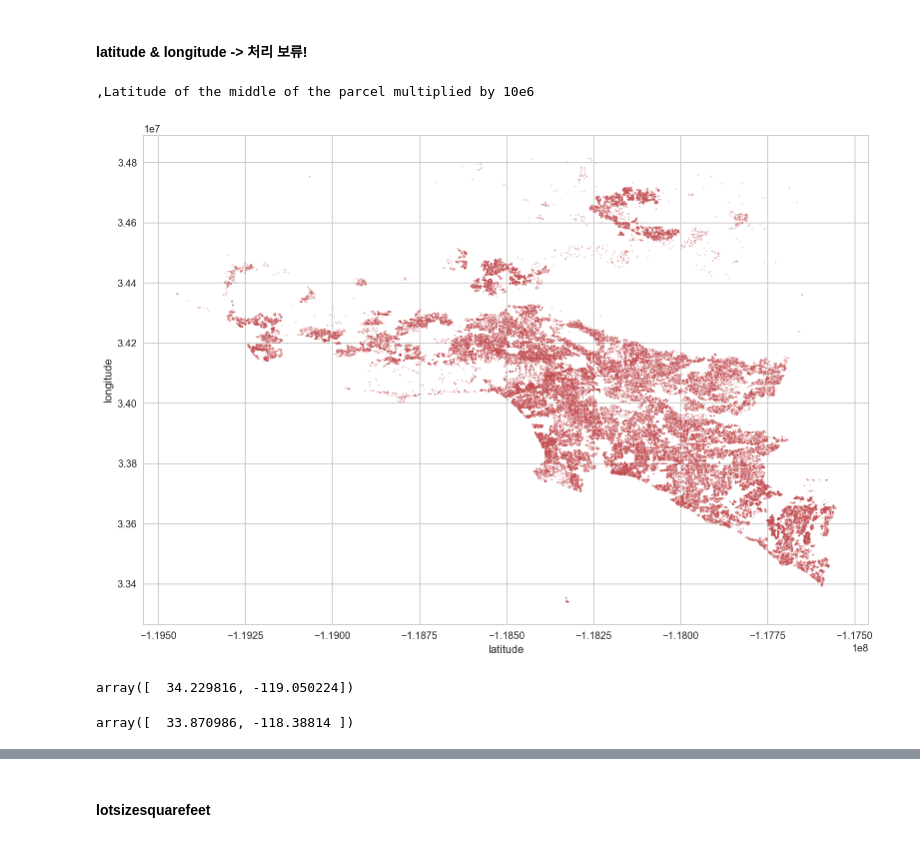
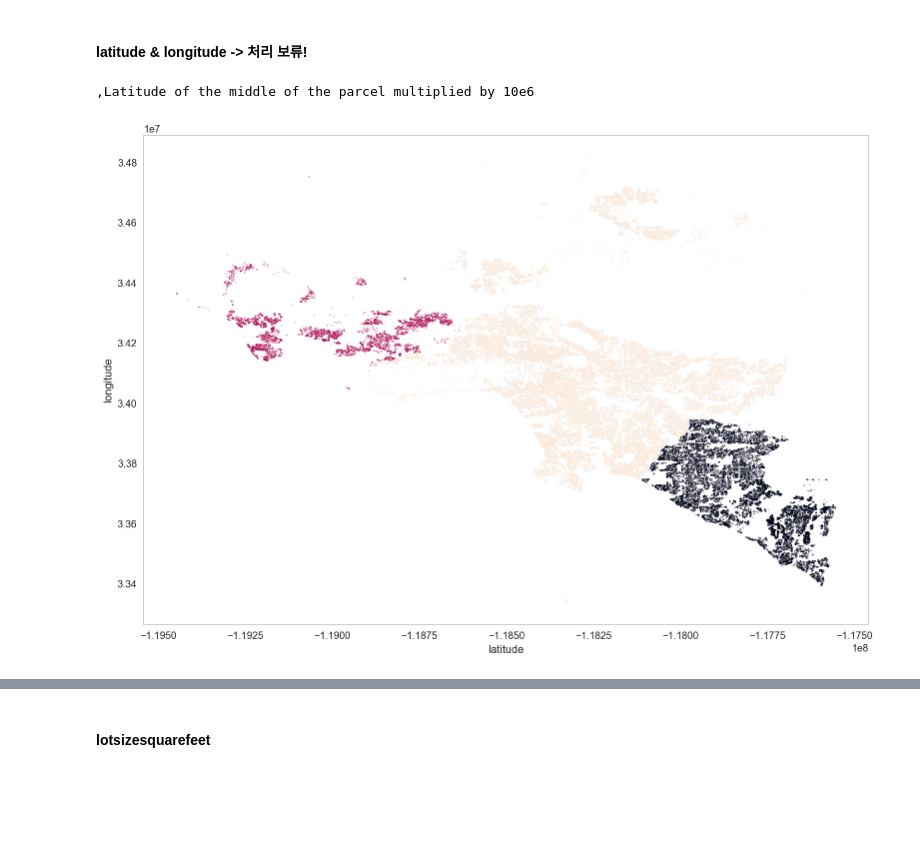
Before and after one commit to minus31/Zillow_Home_Value_Prediction, a Jupyter notebook: notebooks/EDA_properties.ipynb, the cells around one changed output, grey strips where cells are left out. Cells and saved outputs as stored; diff of their text form; code cells hidden in the pictures; blank space fills up the shorter version.

```diff
--- a/notebooks/EDA_properties.ipynb
+++ b/notebooks/EDA_properties.ipynb
@@ -356,7 +373,8 @@ sns.distplot(df_16.finishedsquarefeet12.dropna())
 <matplotlib.axes._subplots.AxesSubplot at 0x...>
 [figure]
 # %%
-df_16.finishedsquarefeet12.fillna(df_16.finishedsquarefeet12.mode(), inplace=True)
+df_16.finishedsquarefeet12.fillna(df_16.finishedsquarefeet12.mode().values[0], inplace=True)
+properties_16.finishedsquarefeet12.fillna(df_16.finishedsquarefeet12.mode().values[0], inplace=True)
 numecols.append("finishedsquarefeet12")
 # %% [markdown]
 #### finishedsquarefeet13
@@ -511,21 +542,19 @@ catecols.append("heatingorsystemtypeid")
 # %%
 # 위도 경도를 그대로 쓸 수 는 없다.
 print(data_dict["latitude"])
-plt.scatter(df_16.longitude, df_16.latitude, c ="r", alpha=0.3, s=1)
+plt.scatter(df_16.longitude, df_16.latitude, c =df_16.regionidcounty, alpha=0.3, s=1)
+plt.grid(False)
+sns.set_style("white")
 plt.xlabel('latitude')
 plt.ylabel("longitude")
 plt.show()
 # %% [output]
 ,Latitude of the middle of the parcel multiplied by 10e6
-[figure, old version]
+[figure, new version]
 # %%
-np.array([df_16.latitude.loc[7], df_16.longitude.loc[7]]) * 10e-7
+# np.array([df_16.latitude.loc[7], df_16.longitude.loc[7]]) * 10e-7
-# %% [output]
-array([  34.229816, -119.050224])
 # %%
-np.array([df_16.latitude.loc[100], df_16.longitude.loc[100]]) * 10e-7
+# np.array([df_16.latitude.loc[100], df_16.longitude.loc[100]]) * 10e-7
-# %% [output]
-array([  33.870986, -118.38814 ])
 # %%
 sns.distplot(df_16.longitude)
 # %% [output]
```
Also changed, not shown: parts of 112 cells of this notebook, 5 other files.
